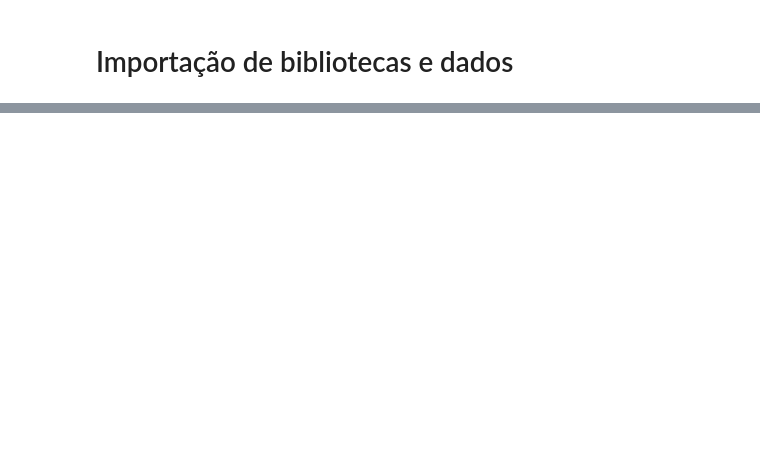
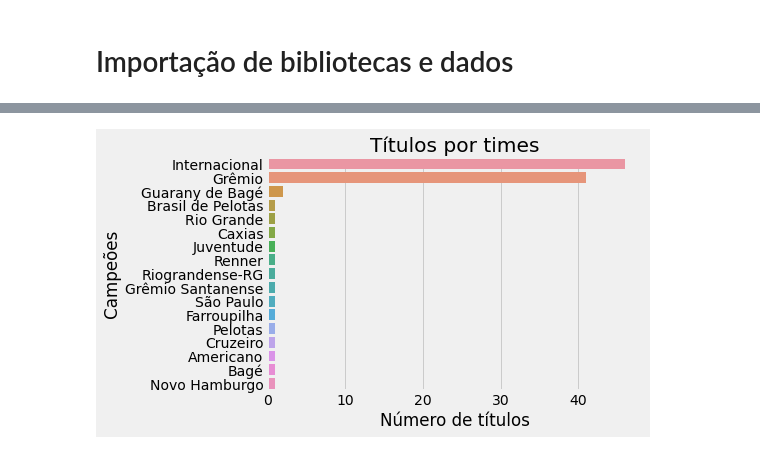
Before and after one commit to VitorBSP/Multiverso_greNAL, a Jupyter notebook: analise.ipynb, the cells around one changed output, grey strips where cells are left out. Drawn from its saved outputs; the diff is of its cells as text; code cells hidden in the pictures; blank space fills up the shorter version.

```diff
--- a/analise.ipynb
+++ b/analise.ipynb
@@ -43,0 +121,17 @@ dtype: object
+# %%
+plt.style.use('fivethirtyeight')
+ax = sns.countplot(data=campeonatos, y='Primeiro', order = campeonatos['Primeiro'].value_counts().index)
+#ax.bar_label(ax.containers[0])
+plt.xlabel('Número de títulos')
+plt.ylabel('Campeões')
+plt.title('Títulos por times')
+#plt.grid(None, axis='y')
+plt.show()
+#ax.bar_label(print(ax.containers))
+#plt.style.available
+#ax = sns.barplot(x='coast', y='coast', estimator=lambda x: len(x) / len(data) * 100, data=data)
+#ax.bar_label(ax.containers[0], fmt='%.f%%')
+#ax = sns.countplot(x='User', data=df)
+#ax.bar_label(ax.containers[0])
+# %% [output]
+[figure, added]
```
Also changed, not shown: parts of 30 cells of this notebook, 2 other files.
